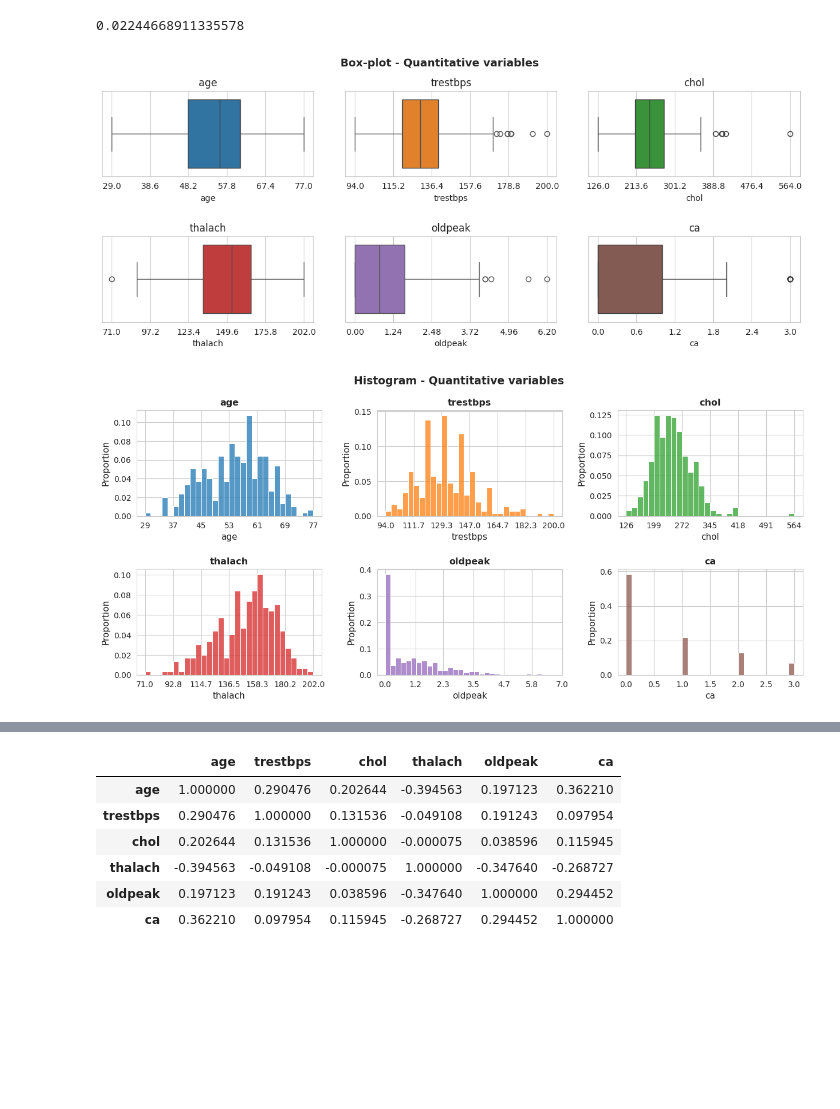
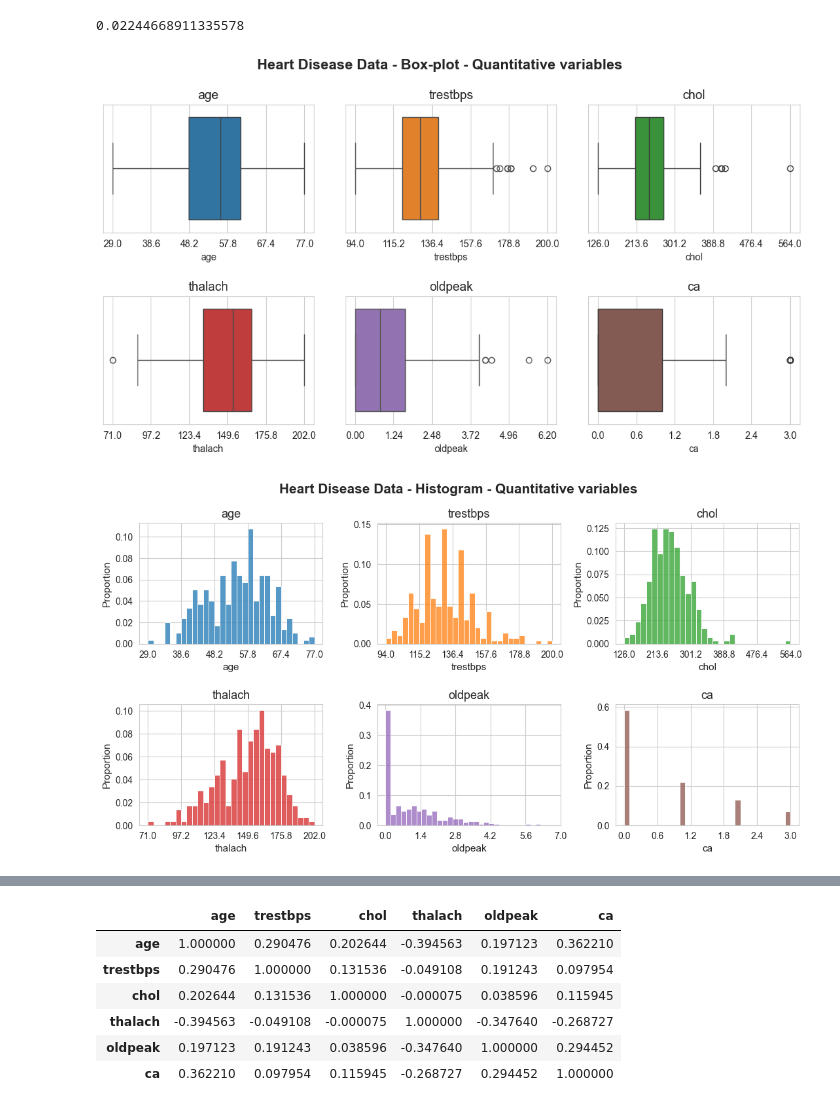
Before and after one commit to FabioScielzoOrtiz/db-robust-clust-paper-code, a Jupyter notebook: experiments/real_data/experiments_heart_disease.ipynb, the cells around one changed output, grey strips where cells are left out. Cells and saved outputs as stored; diff of their text form; code cells hidden in the pictures; blank space fills up the shorter version.

Commit message:
descriptive plots updated for real data

```diff
--- a/experiments/real_data/experiments_heart_disease.ipynb
+++ b/experiments/real_data/experiments_heart_disease.ipynb
@@ -210,33 +210,34 @@ outliers_df['prop_outliers'].mean()
 # %%
 # Boxplot after outliers contamination
 boxplot_matrix(X,
                n_cols=3,
-               title='Box-plot - Quantitative variables',
-               figsize=(15,5),
+               title='Heart Disease Data - Box-plot - Quantitative variables',
+               figsize=(13,6),
                quant_col_names=quant_predictors,
                n_xticks=6,
-               title_fontsize=13,
+               title_fontsize=15,
                save=False,
                file_name='',
                x_rotation=0,
                title_height=0.99,
                style='whitegrid',
-               hspace=0.7,
+               hspace=0.5,
                wspace=0.15,
                title_weight='bold',
-               subtitles_fontsize=12,
+               subtitles_fontsize=13,
                xlabel_size=10)
 # %% [output]
-[figure, old version]
+[figure, new version]
 # %%
 # Histogram
-histogram_matrix(df=X, bins=30, n_cols=3, title='Histogram - Quantitative variables',
-                 figsize=(15,6), quant_col_names=quant_predictors,
-                 n_xticks=7, title_fontsize=13.5,
-                 subtitles_fontsize=11.5, save=False, file_name='', x_rotation=0, title_height=0.98,
+histogram_matrix(df=X, bins=30, n_cols=3,
+                 title='Heart Disease Data - Histogram - Quantitative variables',
+                 figsize=(13,6), quant_col_names=quant_predictors,
+                 n_xticks=6, title_fontsize=15,
+                 subtitles_fontsize=13, save=False, file_name='', x_rotation=0, title_height=0.98, subtitles_weight=None,
                  style='whitegrid', hspace=0.5, wspace=0.3, n_round_xticks=1)
 # %% [output]
-[figure, old version]
+[figure, new version]
 # %%
 ecdfplot_matrix(df=X,
                 n_cols=3,
```
Also changed, not shown: parts of 3 cells of this notebook, 2 other files.
